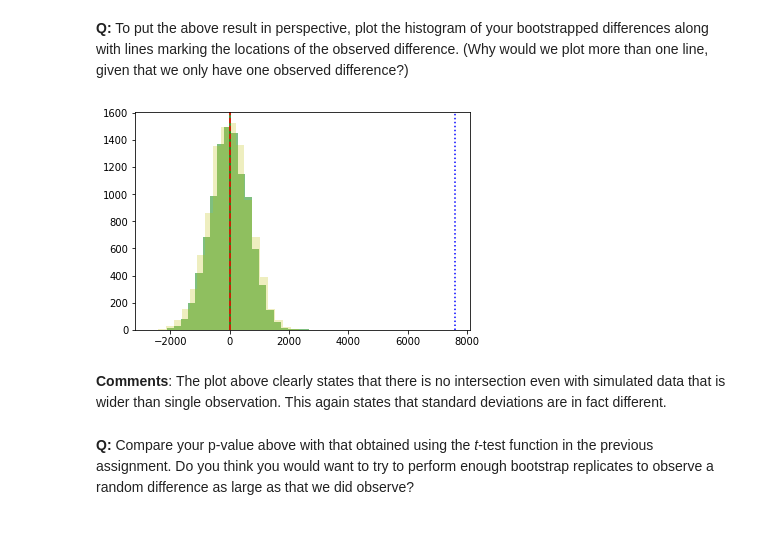
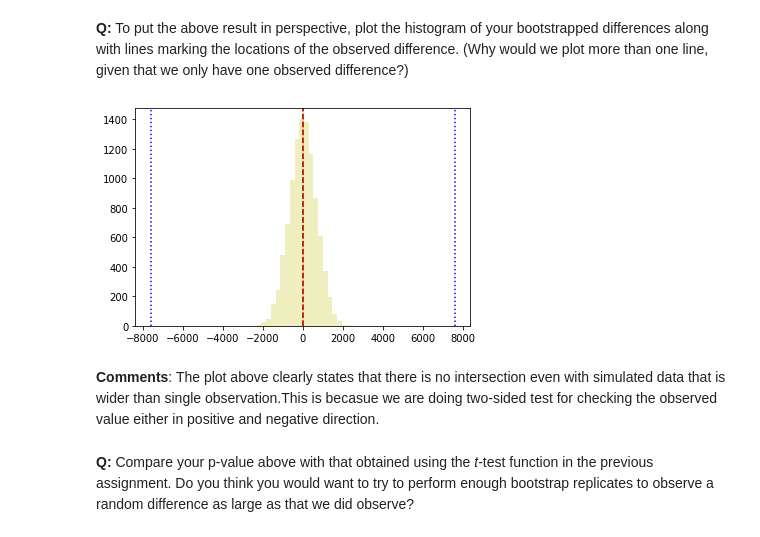
Before and after one commit to prashant7sw/Statistical-Methods-for-Data-Analysis, a Jupyter notebook: Bootstrap_2-Q.ipynb, the cells around one changed output. Drawn from its saved outputs; the diff is of its cells as text; code cells hidden in the pictures.

```diff
--- a/Bootstrap_2-Q.ipynb
+++ b/Bootstrap_2-Q.ipynb
@@ -147,22 +144,0 @@ I will use all data to randomly divide it into two groups.
-# %%
-#calculate the std difference using bootstrap approach.
-N_rep = 10_000
-std_diff = np.empty(N_rep)
-ins = med_charges[med_charges.insuranceclaim == 1]
-unins =med_charges[med_charges.insuranceclaim== 0]
-
-for i in range(N_rep):
-    bs_sample = np.random.permutation(med_charges.charges)
-    bs_i = np.std(bs_sample[:len(ins)])
-    bs_n = np.std(bs_sample[len(ins):])
-    std_diff[i] = bs_i - bs_n
-
-# calculate actually observed value
-obs_std_diff = ins.charges.std() - unins.charges.std()
-
-#plot histogram and actual value
-plt.hist(std_diff, bins = 100)
-plt.axvline(obs_std_diff)
-plt.xlabel('Difference between standard deviation of charges')
-plt.ylabel('Distribution')
-plt.show()
@@ -200,15 +171,15 @@ print(p_val_permutation)
 # %% [markdown]
 __Q:__ To put the above result in perspective, plot the histogram of your bootstrapped differences along with lines marking the locations of the observed difference. (Why would we plot more than one line, given that we only have one observed difference?)
 # %%
-_ = plt.hist(std_diff,alpha = 0.5,bins = 20,color = 'g')
-_ = plt.hist(mean_diff,  linewidth = 0.5, alpha = 0.25, bins = 20, color = 'y')
-_ = plt.axvline(np.mean(mean_diff),color='g')
+_ = plt.hist(mean_diff, linewidth = 0.5, alpha = 0.25, bins = 20, color = 'y')
+_ = plt.axvline(np.mean(mean_diff),color='g',linestyle='--')
 _ = plt.axvline(np.mean(mean_diff),color='r', linestyle='--')
-_ = plt.axvline(np.mean(mean_diff_observed),color='b', linestyle=':')
+_ = plt.axvline(np.mean(+mean_diff_observed),color='b', linestyle=':')
+_ = plt.axvline(np.mean(-mean_diff_observed),color='b', linestyle=':')
 # %% [output]
-[figure, old version]
+[figure, new version]
 # %% [markdown]
-__Comments__: The plot above clearly states that there is no intersection even with simulated data that is wider than single observation. This again states that standard deviations are in fact different.
+__Comments__: The plot above clearly states that there is no intersection even with simulated data that is wider than single observation.This is becasue we are doing two-sided test for checking the observed value either in positive and negative direction.
 # %% [markdown]
 __Q:__ Compare your p-value above with that obtained using the _t_-test function in the previous assignment. Do you think you would want to try to perform enough bootstrap replicates to observe a random difference as large as that we did observe?
 # %% [markdown]
```
Also changed, not shown: parts of 7 cells of this notebook.
